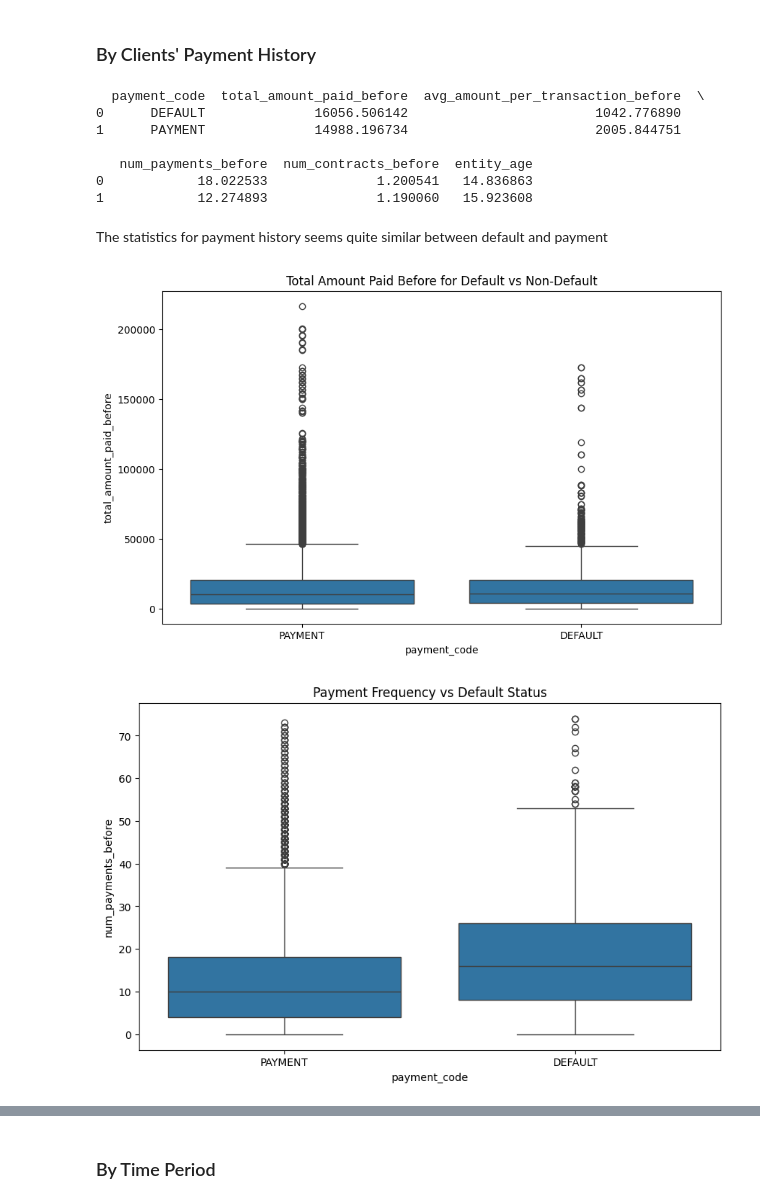
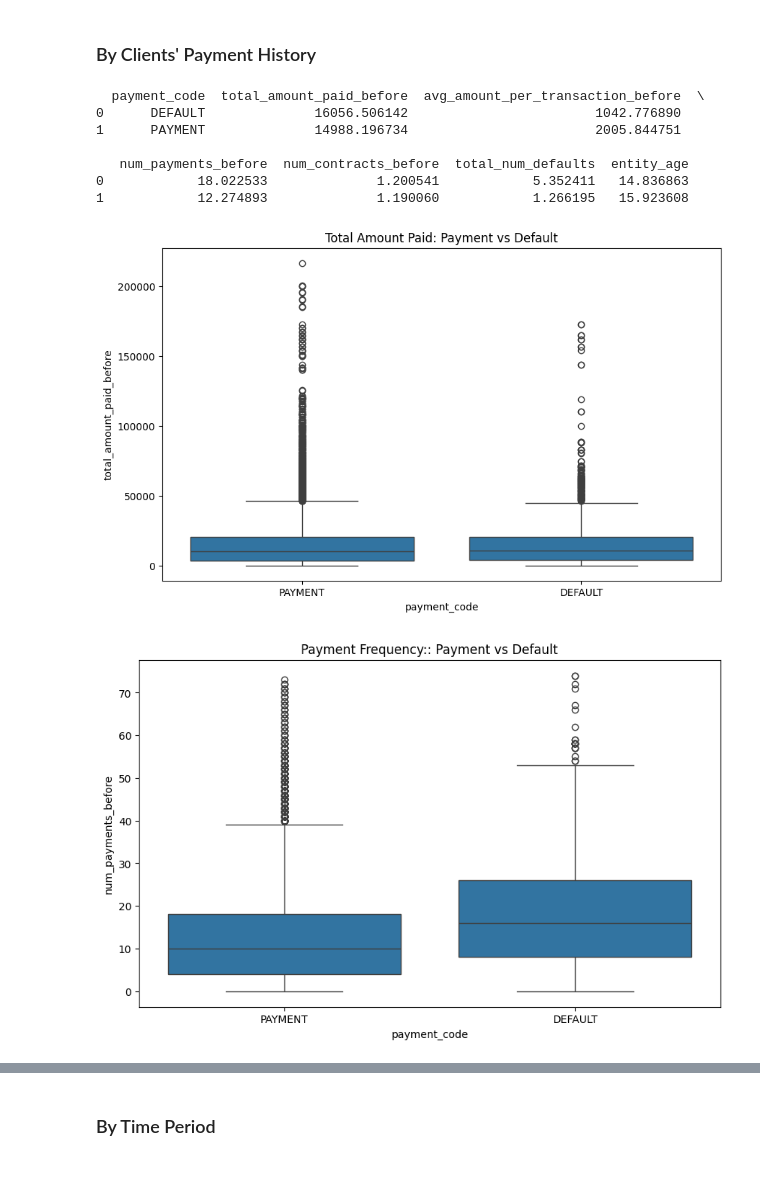
Before and after one commit to rileycong/edgered-casestudy, a Jupyter notebook: notebooks/clients_payment_eda.ipynb, the cells around one changed output, grey strips where cells are left out. Cells and saved outputs as stored; diff of their text form; code cells hidden in the pictures; blank space fills up the shorter version.

```diff
--- a/notebooks/clients_payment_eda.ipynb
+++ b/notebooks/clients_payment_eda.ipynb
@@ -72,6 +78,7 @@ default_stats = clients_payment_df.groupby('payment_code').agg(
     avg_amount_per_transaction_before=('avg_amount_per_transaction_before', 'mean'),
     num_payments_before=('num_payments_before', 'mean'),
     num_contracts_before=('num_contracts_before', 'mean'),
+    total_num_defaults=('num_defaults_before', 'mean'),
     entity_age=('entity_age', 'mean')
 ).reset_index()
 
@@ -81,35 +88,33 @@ print(default_stats)
 0      DEFAULT              16056.506142                        1042.776890
 1      PAYMENT              14988.196734                        2005.844751
 
-   num_payments_before  num_contracts_before  entity_age
-0            18.022533              1.200541   14.836863
-1            12.274893              1.190060   15.923608
+   num_payments_before  num_contracts_before  total_num_defaults  entity_age
+0            18.022533              1.200541            5.352411   14.836863
+1            12.274893              1.190060            1.266195   15.923608
-# %% [markdown]
-The statistics for payment history seems quite similar between default and payment
 # %%
 # Distribution of total amount paid before for default vs non-default
 plt.figure(figsize=(10, 6))
 sns.boxplot(x='payment_code', y='total_amount_paid_before', data=clients_payment_df)
-plt.title('Total Amount Paid Before for Default vs Non-Default')
+plt.title('Total Amount Paid: Payment vs Default')
 plt.show()
 
 # Payment frequency vs default
 plt.figure(figsize=(10, 6))
 sns.boxplot(x='payment_code', y='num_payments_before', data=clients_payment_df)
-plt.title('Payment Frequency vs Default Status')
+plt.title('Payment Frequency:: Payment vs Default')
 plt.show()
 
 # number of contracts before default
 plt.figure(figsize=(10, 6))
 sns.boxplot(x='payment_code', y='num_contracts_before', data=clients_payment_df)
-plt.title('Number of Contracts Before Default')
+plt.title('Number of Contracts: Payment vs Default')
 plt.show()
 
 # number of defaults before default
 plt.figure(figsize=(10, 6))
 sns.boxplot(x='payment_code', y='num_defaults_before', data=clients_payment_df)
-plt.title('Number of Defaults Before Default')
+plt.title('Number of Defaults: Payment vs Default')
 plt.show()
 # %% [output]
-[figure, old version]
+[figure, new version]
-[figure, old version]
+[figure, new version]
```
Also changed, not shown: parts of 9 cells of this notebook, 1 other file.
